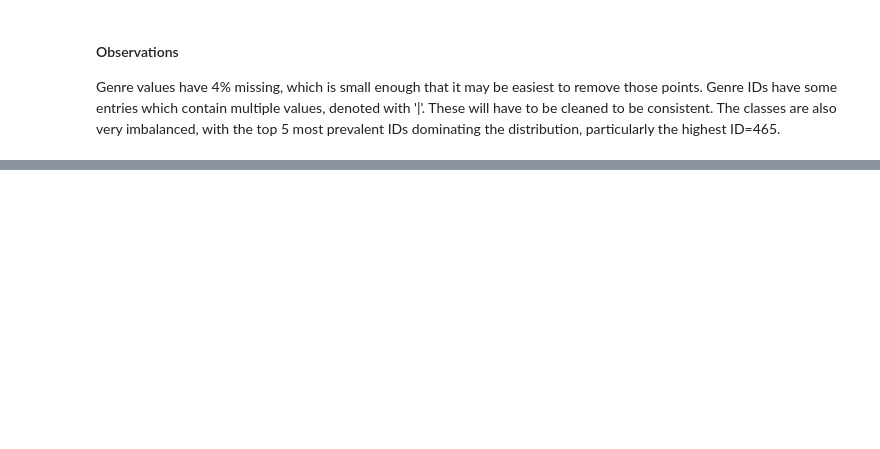
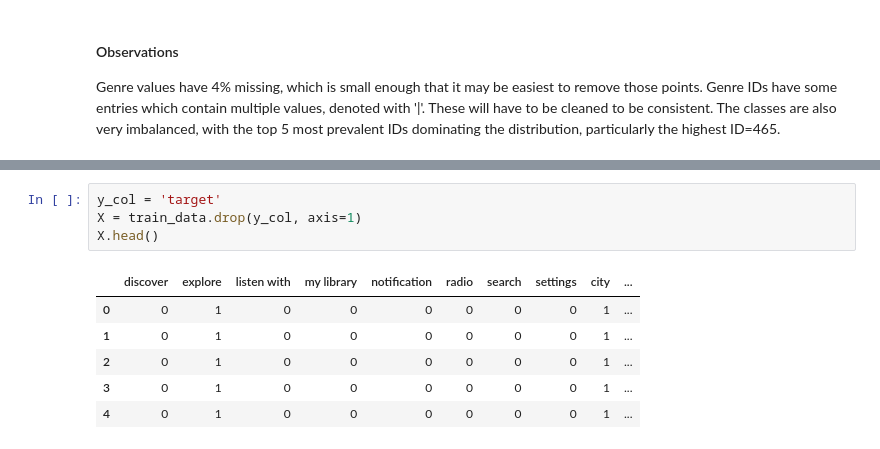
Before and after one commit to bwalsh62/udacity-ml-engr-capstone, a Jupyter notebook: 1_DataPreProcessing.ipynb, the cells around one changed output, grey strips where cells are left out. Cells and saved outputs as stored; diff of their text form; blank space fills up the shorter version.

```diff
--- a/1_DataPreProcessing.ipynb
+++ b/1_DataPreProcessing.ipynb
@@ -175,0 +246,11 @@ Genre values have 4% missing, which is small enough that it may be easiest to re
+# %%
+y_col = 'target'
+X = train_data.drop(y_col, axis=1)
+X.head()
+# %% [output]
+|  | discover | explore | listen with | my library | notification | radio | search | settings | city | ... |
+| 0 | 0 | 1 | 0 | 0 | 0 | 0 | 0 | 0 | 1 | ... |
+| 1 | 0 | 1 | 0 | 0 | 0 | 0 | 0 | 0 | 1 | ... |
+| 2 | 0 | 1 | 0 | 0 | 0 | 0 | 0 | 0 | 1 | ... |
+| 3 | 0 | 1 | 0 | 0 | 0 | 0 | 0 | 0 | 1 | ... |
+| 4 | 0 | 1 | 0 | 0 | 0 | 0 | 0 | 0 | 1 | ... |
```
Also changed, not shown: parts of 23 cells of this notebook.
